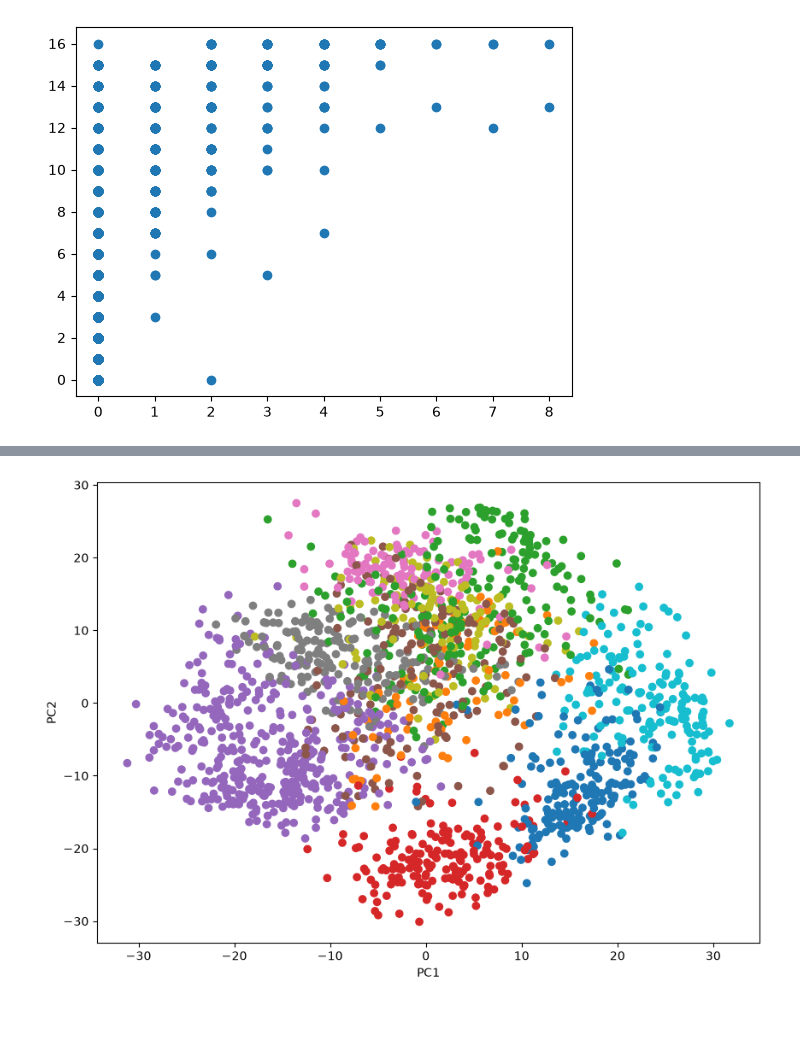
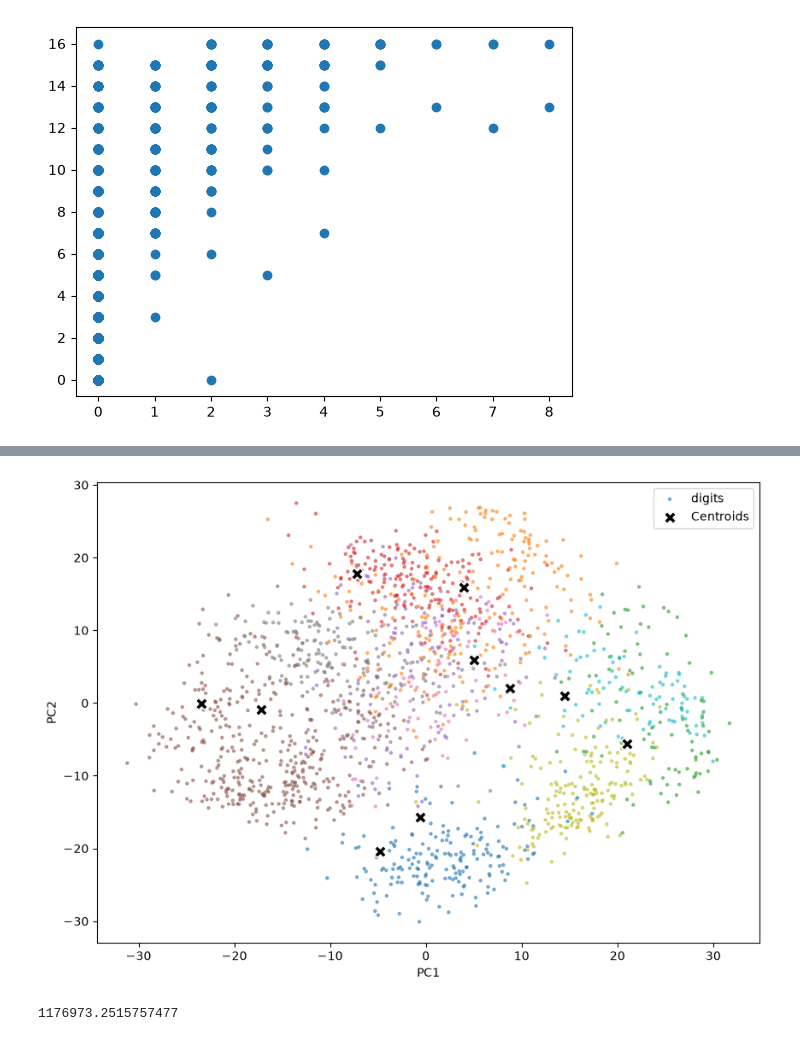
Before and after one commit to aminpy83/Data-Science-excercises, a Jupyter notebook: data-science/Kmeans-digits.ipynb, the cells around one changed output, grey strips where cells are left out. Drawn from its saved outputs; the diff is of its cells as text; code cells hidden in the pictures.

Commit message:
using KMeans on digits done

```diff
--- a/data-science/Kmeans-digits.ipynb
+++ b/data-science/Kmeans-digits.ipynb
@@ -102,7 +102,7 @@ plt.scatter(x.iloc[:, 1], x.iloc[:, 2]);
 [figure]
 # %%
 pca = PCA(n_components=2)
-X_pca = pca.fit_transform(X)
+x_pca = pca.fit_transform(x)
 
-X_pca
+pd.DataFrame(x_pca)
 # %% [output]
@@ -115,0 +122,5 @@ array([[ -1.25946645, -21.27488348],
+# %%
+pca = PCA(n_components=2)
+
+x_centroid = pca.fit_transform(centroid)
+pd.DataFrame(x_centroid)
@@ -116,14 +139,36 @@ array([[ -1.25946645, -21.27488348],
 # %%
 plt.figure(figsize=(10, 7))
 
 plt.scatter(
-    X_pca[:, 0],
-    X_pca[:, 1],
+    x_pca[:, 0],
+    x_pca[:, 1],
+    # c=y,
     c=clusters,
     cmap="tab10",
+    s=5,
+    alpha=0.5,
+    label='digits'
 )
 
 plt.xlabel("PC1")
 plt.ylabel("PC2");
+
+
+plt.scatter(
+    x_centroid[:, 0],
+    x_centroid[:, 1],
+    marker='X',
+    s=100,
+    c='black',
+    edgecolors='white',
+    label="Centroids"
+)
+
+
+plt.legend();
 # %% [output]
-[figure, old version]
+[figure, new version]
+# %%
+model.inertia_
+# %% [output]
+1176973.2515757477
```
Also changed, not shown: parts of 12 cells of this notebook.
